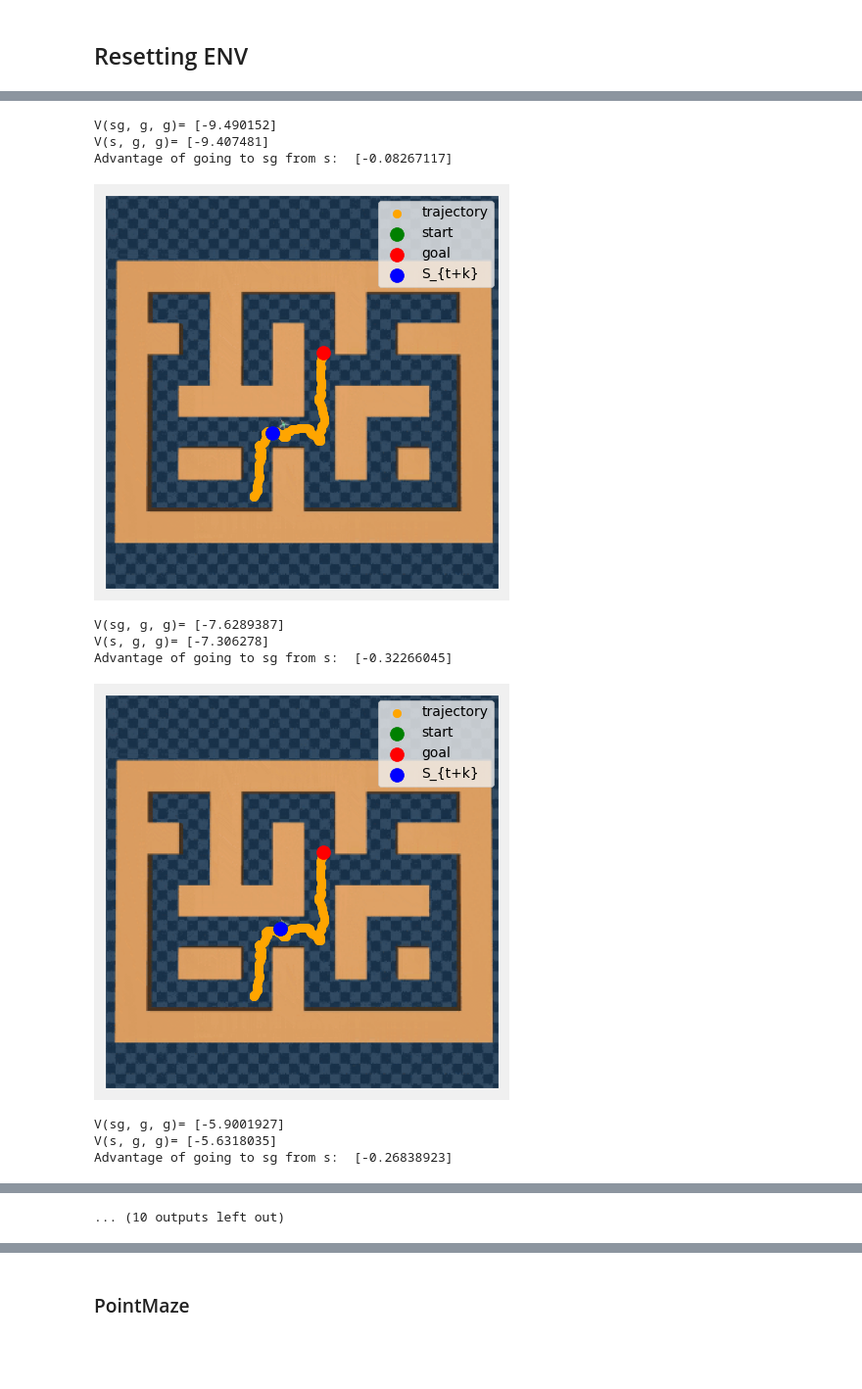
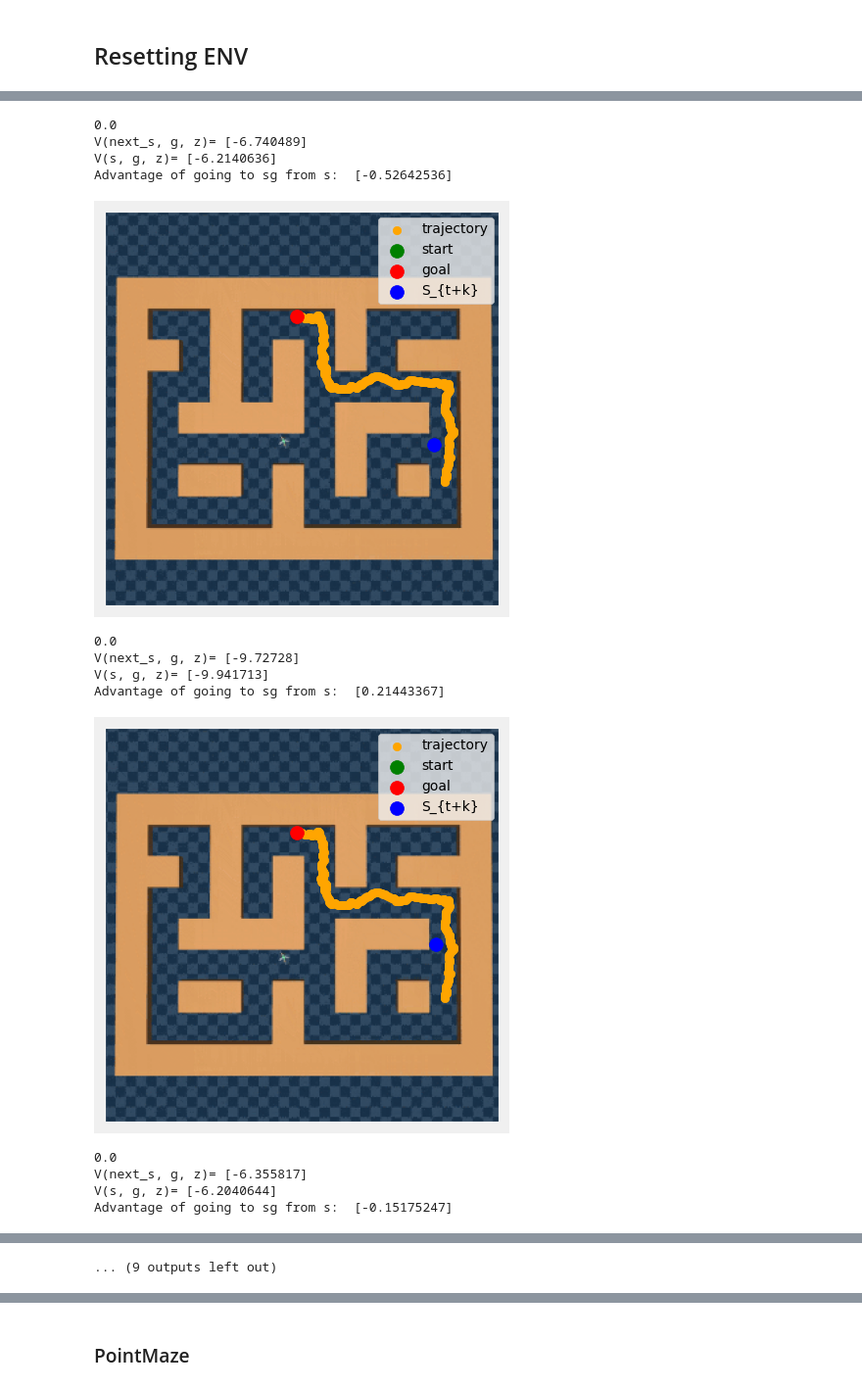
Before and after one commit to skylooop/AILOT, a Jupyter notebook: notebooks/D4RL_viz.ipynb, the cells around one changed output, grey strips where cells are left out. Shown at 98% size. Cells and saved outputs as stored; diff of their text form; code cells hidden in the pictures; blank space fills up the shorter version.

```diff
--- a/notebooks/D4RL_viz.ipynb
+++ b/notebooks/D4RL_viz.ipynb
@@ -690,3 +650,0 @@ Array([[-7.2987633],
-# %%
-intent = eval_ensemble_psi(icvf_model.value_learner.model, d4rl_ds['observations'][10050][None]).mean(axis=0)
-eval_ensemble_icvf_latent_zz(icvf_model.value_learner.model, expert_trajectory[20][None], intent, intent)
@@ -696,3 +650,0 @@ Array([[-4.235756],
-# %%
-sample_key = jax.random.PRNGKey(41)
-action = updated_actor.model(start_point.squeeze(), updated_actor_intents_learner.model(start_point).sample(seed=sample_key)).sample(seed=sample_key)
@@ -705,9 +652,9 @@ Array([-0.5391884 , -1.1895069 ,  0.19546402, -0.06032676,  0.8008895 ,
 ## Resetting ENV
 # %%
 sample = gc_dataset.sample(1)
-start_point = expert_trajectory[10]
+start_point = expert_trajectory[0]
 target_goal = expert_trajectory[-1] #sample['ailot_high_goals'][0]
-waypoint_goals = expert_trajectory[25] #sample['ailot_low_goals'][0]
+waypoint_goals = expert_trajectory[120] #sample['ailot_low_goals'][0]
 
 env.reset()
 env.env.env._wrapped_env.set_xy((start_point[0], start_point[1]))
@@ -728,0 +676,7 @@ plt.scatter(waypoint_goals[0], waypoint_goals[1], alpha=1, label='waypoint', col
+# %%
+key = jax.random.PRNGKey(42)
+
+way_z = eval_ensemble_psi(icvf_model.value_learner.model, waypoint_goals[None]).mean(axis=0)
+target_z = eval_ensemble_psi(icvf_model.value_learner.model, target_goal[None]).mean(axis=0)
+target_z_pred = updated_actor_intents_learner.model(target_goal).sample(seed=key)
+way_z_pred = updated_actor_intents_learner.model(waypoint_goals).sample(seed=key)
@@ -741,24 +700,30 @@ env.env.env._wrapped_env.viewer.cam.lookat[1] = 12
 env.env.env._wrapped_env.viewer.cam.distance = 50
 env.env.env._wrapped_env.viewer.cam.elevation = -90
 
-for i in range(1000):
+i = 0
+done = False
+while not done:
     key, sample_key = jax.random.split(sample_key, 2)
     intent = updated_actor_intents_learner.model(curr_point).sample(seed=key)
     action = jax.device_get(updated_actor.model(curr_point.squeeze(), intent.squeeze()).sample(seed=key))
     action = jnp.clip(action, -1, 1)
-    new_obs, _, _ ,_ = env.step(action)
+    new_obs, reward, done ,_ = env.step(action)
 
     os.environ['CUDA_VISIBLE_DEVICES']='4'
     frames.append(env.render(mode='rgb_array'))
     os.environ['CUDA_VISIBLE_DEVICES']='0,1,2,3'
 
     if i % 100 == 0:
-        print("V(sg, g, g)=", get_v_zz(icvf_model, target_goal, new_obs[None]))
-        print("V(s, g, g)=", get_v_zz(icvf_model, target_goal, curr_point[None]))
-        print("Advantage of going to sg from s: ", get_v_zz(icvf_model, target_goal, new_obs[None]) - get_v_zz(icvf_model, target_goal, curr_point[None]))
+        print(reward)
+        Vnsgz = eval_ensemble_icvf_latent_z(icvf_model.value_learner.model, curr_point[None], target_goal[None], intent[None]).mean(0)
+        Vsgz = eval_ensemble_icvf_latent_z(icvf_model.value_learner.model, new_obs[None], target_goal[None], intent[None]).mean(0)
+        print("V(next_s, g, z)=", Vnsgz)
+        print("V(s, g, z)=", Vsgz)
+        print("Advantage of going to sg from s: ", Vnsgz - Vsgz)
 
         plot_traj_image(sample, new_obs, target_goal, new_obs, "notebooks/antmaze-large.png")
         plt.show()
     curr_point = new_obs
+    i+=1
 save_video.save_video(frames, video_folder='.', fps=env.env.env._wrapped_env.metadata['render_fps'])
 # %% [output]
@@ -769,11 +735,14 @@ Advantage of going to sg from s:  [0.08821487]
-V(sg, g, g)= [-9.490152]
-V(s, g, g)= [-9.407481]
-Advantage of going to sg from s:  [-0.08267117]
+0.0
+V(next_s, g, z)= [-6.740489]
+V(s, g, z)= [-6.2140636]
+Advantage of going to sg from s:  [-0.52642536]
-[figure, old version]
+[figure, new version]
-V(sg, g, g)= [-7.6289387]
-V(s, g, g)= [-7.306278]
-Advantage of going to sg from s:  [-0.32266045]
+0.0
+V(next_s, g, z)= [-9.72728]
+V(s, g, z)= [-9.941713]
+Advantage of going to sg from s:  [0.21443367]
-[figure, old version]
+[figure, new version]
-V(sg, g, g)= [-5.9001927]
-V(s, g, g)= [-5.6318035]
-Advantage of going to sg from s:  [-0.26838923]
+0.0
+V(next_s, g, z)= [-6.355817]
+V(s, g, z)= [-6.2040644]
+Advantage of going to sg from s:  [-0.15175247]
@@ -789 +760 @@ Advantage of going to sg from s:  [0.29266548]
-... (10 outputs left out)
+... (9 outputs left out)
```
Also changed, not shown: parts of 25 cells of this notebook, 3 other files.
